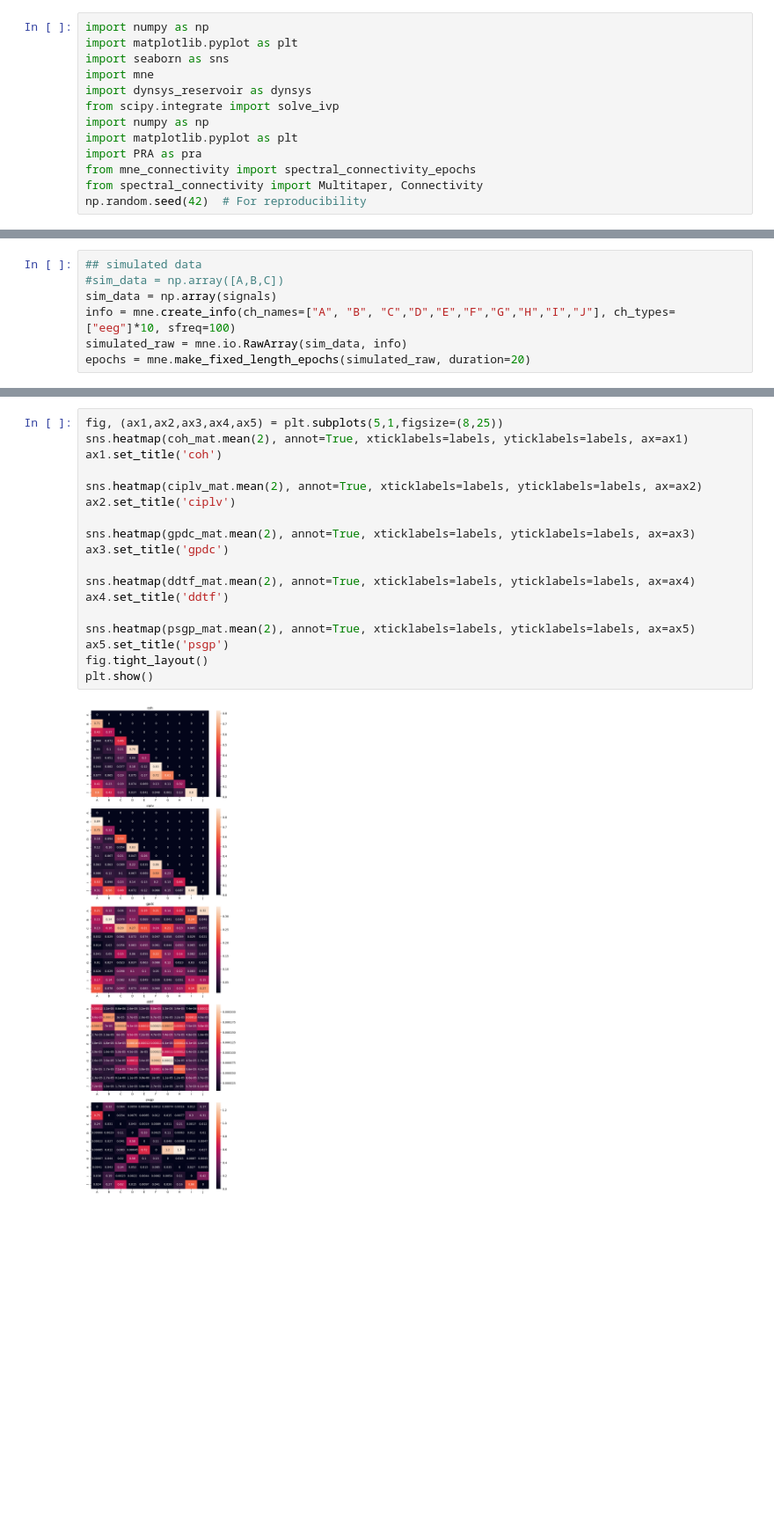
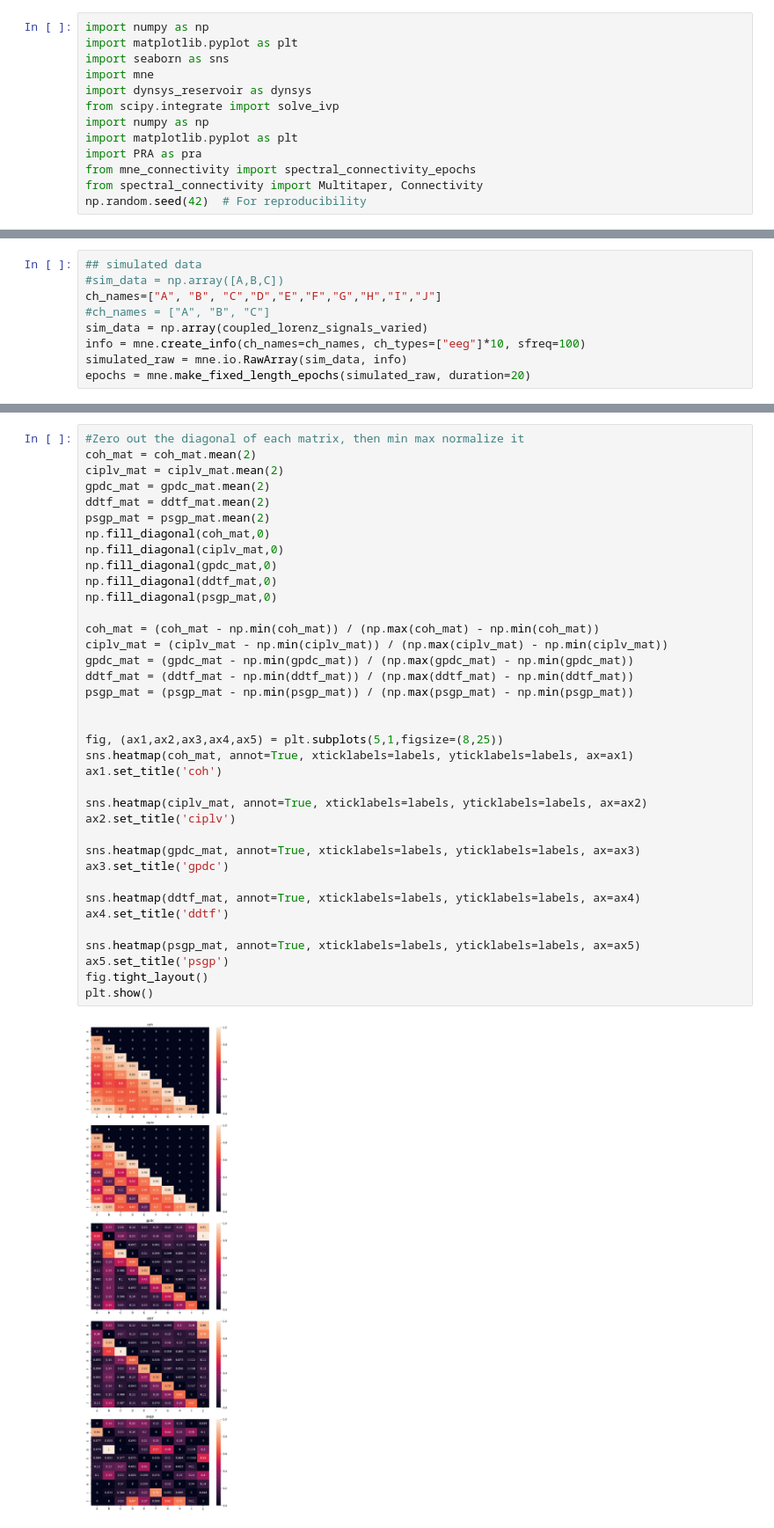
Before and after one commit to econnerty/functional-connectivity, a Jupyter notebook: dynamic_signals.ipynb, the cells around one changed output, grey strips where cells are left out. Shown at 88% size. Saved outputs shown, nothing was run; the diff lists cells and outputs as text; blank space fills up the shorter version.

```diff
--- a/dynamic_signals.ipynb
+++ b/dynamic_signals.ipynb
@@ -99,8 +157,10 @@ plt.show()"""
 # %%
 ## simulated data
 #sim_data = np.array([A,B,C])
-sim_data = np.array(signals)
-info = mne.create_info(ch_names=["A", "B", "C","D","E","F","G","H","I","J"], ch_types=["eeg"]*10, sfreq=100)
+ch_names=["A", "B", "C","D","E","F","G","H","I","J"]
+#ch_names = ["A", "B", "C"]
+sim_data = np.array(coupled_lorenz_signals_varied)
+info = mne.create_info(ch_names=ch_names, ch_types=["eeg"]*10, sfreq=100)
 simulated_raw = mne.io.RawArray(sim_data, info)
 epochs = mne.make_fixed_length_epochs(simulated_raw, duration=20)
 # %% [output]
@@ -206,20 +283,39 @@ plt.show()
 # %%
+#Zero out the diagonal of each matrix, then min max normalize it
+coh_mat = coh_mat.mean(2)
+ciplv_mat = ciplv_mat.mean(2)
+gpdc_mat = gpdc_mat.mean(2)
+ddtf_mat = ddtf_mat.mean(2)
+psgp_mat = psgp_mat.mean(2)
+np.fill_diagonal(coh_mat,0)
+np.fill_diagonal(ciplv_mat,0)
+np.fill_diagonal(gpdc_mat,0)
+np.fill_diagonal(ddtf_mat,0)
+np.fill_diagonal(psgp_mat,0)
+
+coh_mat = (coh_mat - np.min(coh_mat)) / (np.max(coh_mat) - np.min(coh_mat))
+ciplv_mat = (ciplv_mat - np.min(ciplv_mat)) / (np.max(ciplv_mat) - np.min(ciplv_mat))
+gpdc_mat = (gpdc_mat - np.min(gpdc_mat)) / (np.max(gpdc_mat) - np.min(gpdc_mat))
+ddtf_mat = (ddtf_mat - np.min(ddtf_mat)) / (np.max(ddtf_mat) - np.min(ddtf_mat))
+psgp_mat = (psgp_mat - np.min(psgp_mat)) / (np.max(psgp_mat) - np.min(psgp_mat))
+
+
 fig, (ax1,ax2,ax3,ax4,ax5) = plt.subplots(5,1,figsize=(8,25))
-sns.heatmap(coh_mat.mean(2), annot=True, xticklabels=labels, yticklabels=labels, ax=ax1)
+sns.heatmap(coh_mat, annot=True, xticklabels=labels, yticklabels=labels, ax=ax1)
 ax1.set_title('coh')
 
-sns.heatmap(ciplv_mat.mean(2), annot=True, xticklabels=labels, yticklabels=labels, ax=ax2)
+sns.heatmap(ciplv_mat, annot=True, xticklabels=labels, yticklabels=labels, ax=ax2)
 ax2.set_title('ciplv')
 
-sns.heatmap(gpdc_mat.mean(2), annot=True, xticklabels=labels, yticklabels=labels, ax=ax3)
+sns.heatmap(gpdc_mat, annot=True, xticklabels=labels, yticklabels=labels, ax=ax3)
 ax3.set_title('gpdc')
 
-sns.heatmap(ddtf_mat.mean(2), annot=True, xticklabels=labels, yticklabels=labels, ax=ax4)
+sns.heatmap(ddtf_mat, annot=True, xticklabels=labels, yticklabels=labels, ax=ax4)
 ax4.set_title('ddtf')
 
-sns.heatmap(psgp_mat.mean(2), annot=True, xticklabels=labels, yticklabels=labels, ax=ax5)
+sns.heatmap(psgp_mat, annot=True, xticklabels=labels, yticklabels=labels, ax=ax5)
 ax5.set_title('psgp')
 fig.tight_layout()
 plt.show()
 # %% [output]
-[figure, old version]
+[figure, new version]
```
Also changed, not shown: parts of 8 cells of this notebook, 7 other files.
